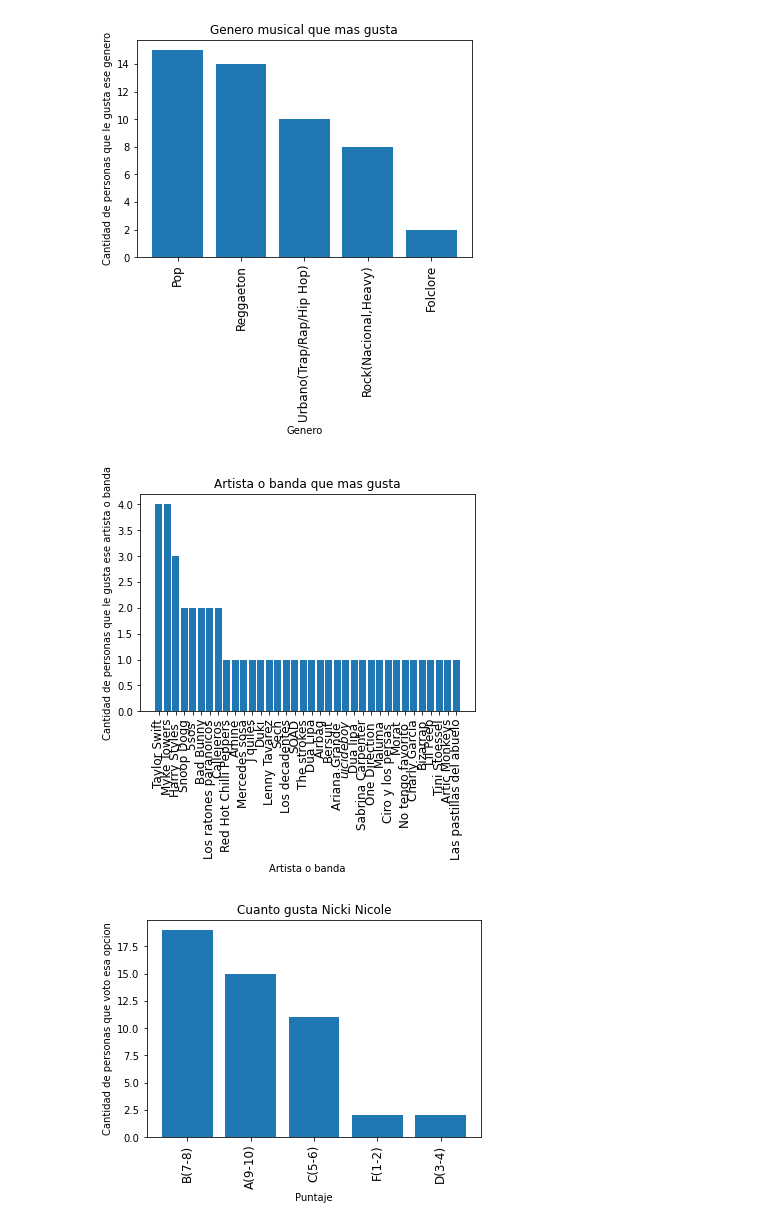
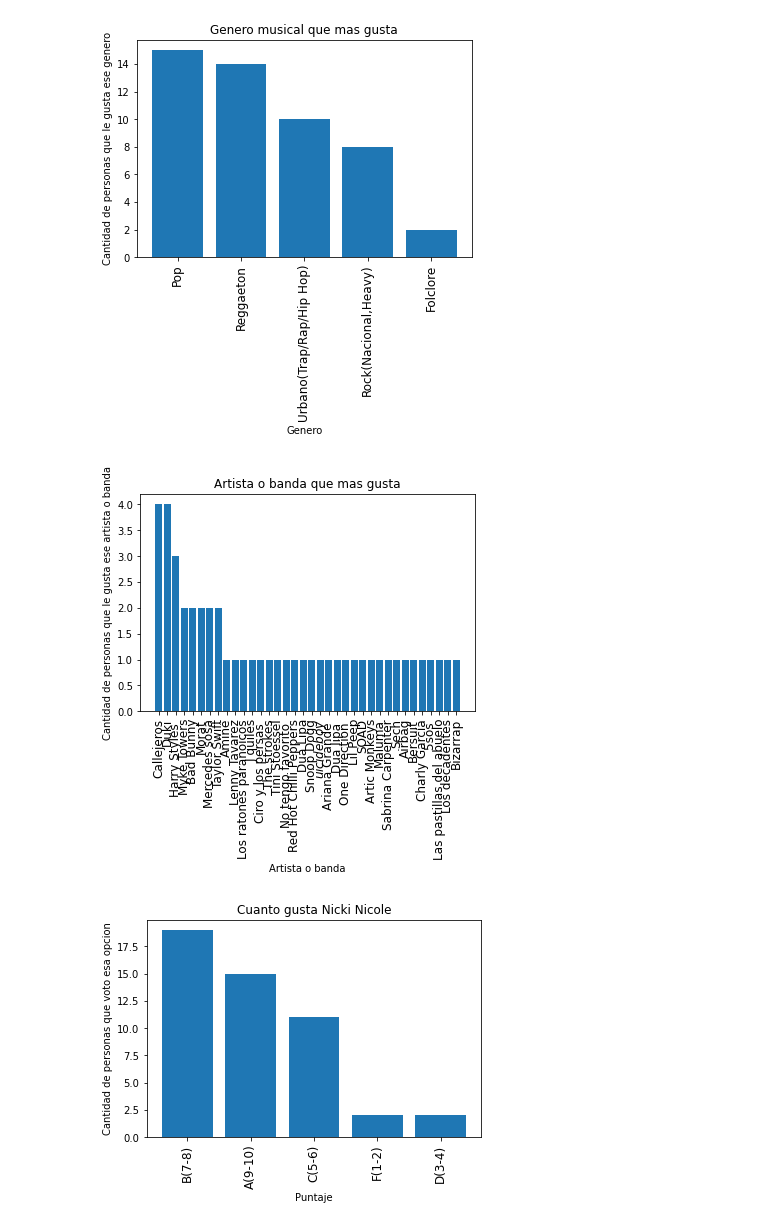
Before and after one commit to InakiEtc/Nadia, a Jupyter notebook: 2021/TP4 - FormsGraficos/notebooks/main.ipynb, the cells around one changed output. Saved outputs shown, nothing was run; the diff lists cells and outputs as text; code cells hidden in the pictures.

```diff
--- a/2021/TP4 - FormsGraficos/notebooks/main.ipynb
+++ b/2021/TP4 - FormsGraficos/notebooks/main.ipynb
@@ -18,17 +18,18 @@ gf1.show()
 # %% [output]
 [figure]
 # %%
-xx = data['Artista_o_Banda_que_mas_gusta'].unique()
+xx = data['Artista_o_Banda_que_mas_gusta'].value_counts().index.tolist()
 yy = data['Artista_o_Banda_que_mas_gusta'].value_counts().tolist()
+
 
 gf2.bar(xx,yy)
 gf2.title('Artista o banda que mas gusta')
 gf2.xlabel('Artista o banda')
 gf2.ylabel('Cantidad de personas que le gusta ese artista o banda')
 gf2.xticks(rotation=90,fontsize=12)
 gf2.show()
 # %% [output]
-[figure, old version]
+[figure, new version]
 # %%
 x3 = data['Nicki_Nicole_del_1_al_10'].unique()
 y3 = data['Nicki_Nicole_del_1_al_10'].value_counts().tolist()
```
